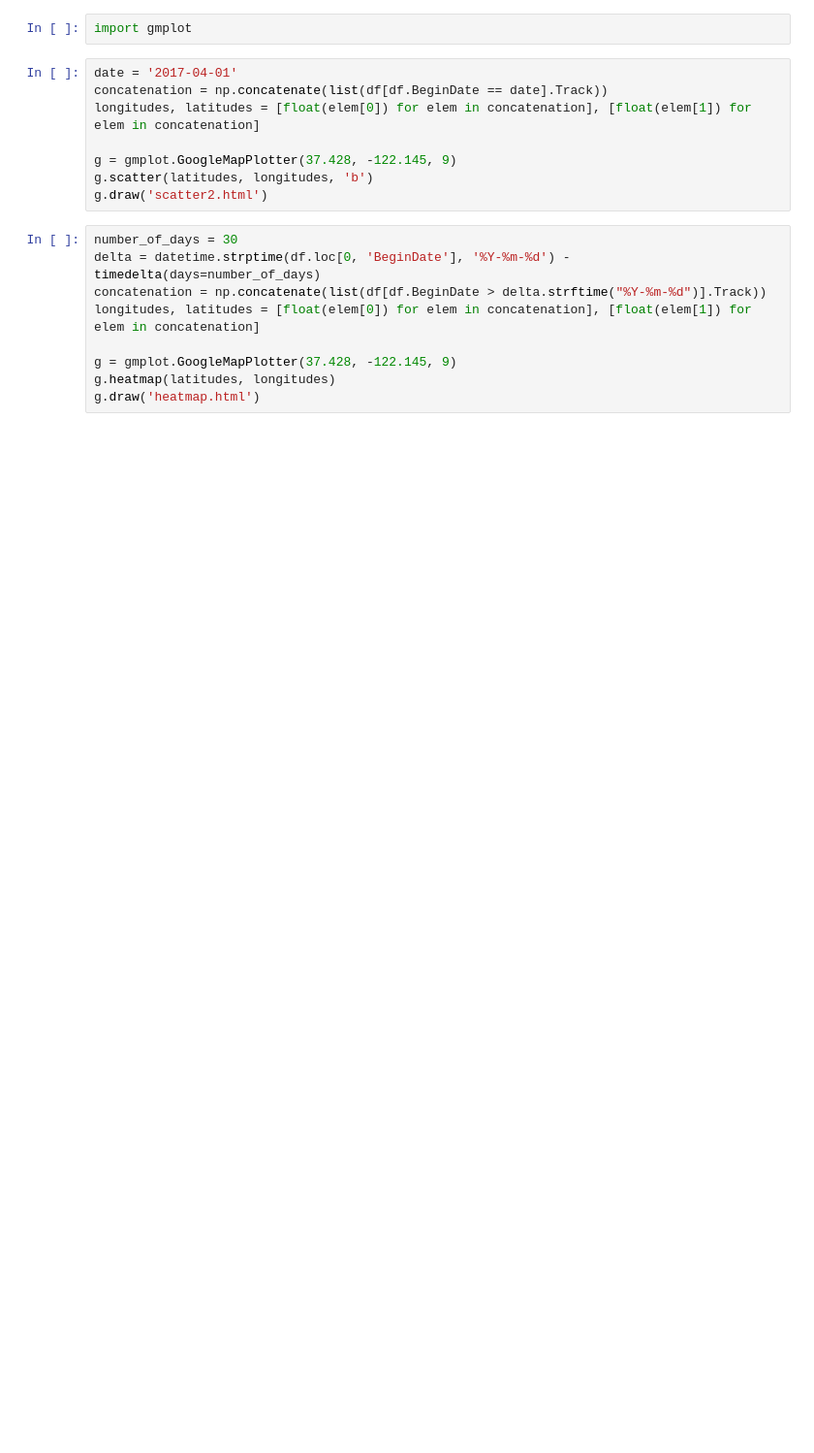
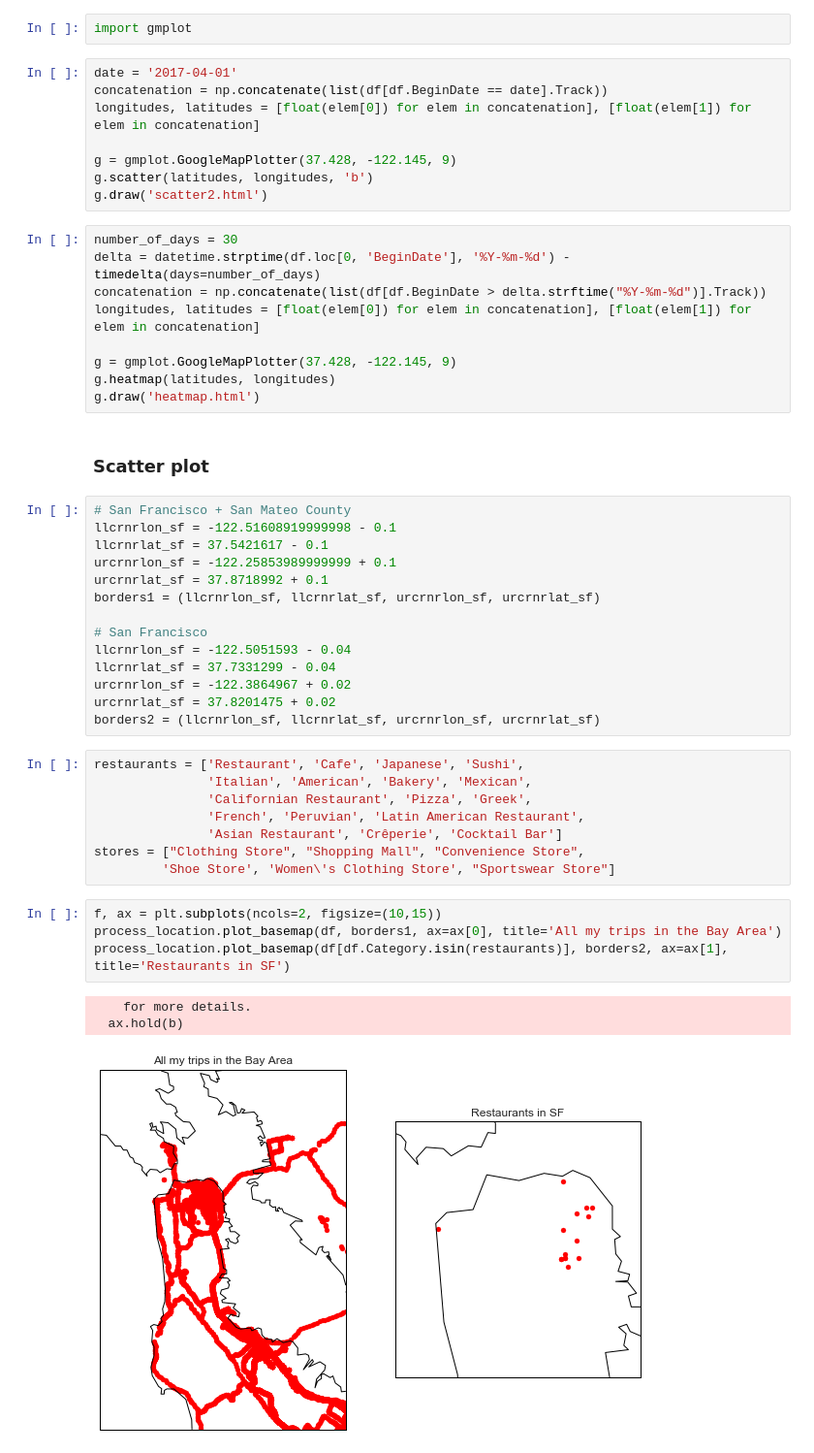
Before and after one commit to alexattia/Maps-Location-History, a Jupyter notebook: Location History.ipynb, the cells around one changed output. Shown at 97% size. Saved outputs shown, nothing was run; the diff lists cells and outputs as text; blank space fills up the shorter version.

Commit message:
Map plots

```diff
--- a/Location History.ipynb
+++ b/Location History.ipynb
@@ -134,3 +139,35 @@ longitudes, latitudes = [float(elem[0]) for elem in concatenation], [float(elem[
 g = gmplot.GoogleMapPlotter(37.428, -122.145, 9)
 g.heatmap(latitudes, longitudes)
 g.draw('heatmap.html')
+# %% [markdown]
+### Scatter plot
+# %%
+# San Francisco + San Mateo County
+llcrnrlon_sf = -122.51608919999998 - 0.1
+llcrnrlat_sf = 37.5421617 - 0.1
+urcrnrlon_sf = -122.25853989999999 + 0.1
+urcrnrlat_sf = 37.8718992 + 0.1
+borders1 = (llcrnrlon_sf, llcrnrlat_sf, urcrnrlon_sf, urcrnrlat_sf)
+
+# San Francisco
+llcrnrlon_sf = -122.5051593 - 0.04
+llcrnrlat_sf = 37.7331299 - 0.04
+urcrnrlon_sf = -122.3864967 + 0.02
+urcrnrlat_sf = 37.8201475 + 0.02
+borders2 = (llcrnrlon_sf, llcrnrlat_sf, urcrnrlon_sf, urcrnrlat_sf)
+# %%
+restaurants = ['Restaurant', 'Cafe', 'Japanese', 'Sushi',
+               'Italian', 'American', 'Bakery', 'Mexican',
+               'Californian Restaurant', 'Pizza', 'Greek',
+               'French', 'Peruvian', 'Latin American Restaurant',
+               'Asian Restaurant', 'Crêperie', 'Cocktail Bar']
+stores = ["Clothing Store", "Shopping Mall", "Convenience Store",
+         'Shoe Store', 'Women\'s Clothing Store', "Sportswear Store"]
+# %%
+f, ax = plt.subplots(ncols=2, figsize=(10,15))
+process_location.plot_basemap(df, borders1, ax=ax[0], title='All my trips in the Bay Area')
+process_location.plot_basemap(df[df.Category.isin(restaurants)], borders2, ax=ax[1], title='Restaurants in SF')
+# %% [output]
+    for more details.
+  ax.hold(b)
+[figure, added]
```
Also changed, not shown: parts of 6 cells of this notebook, 1 other file.
